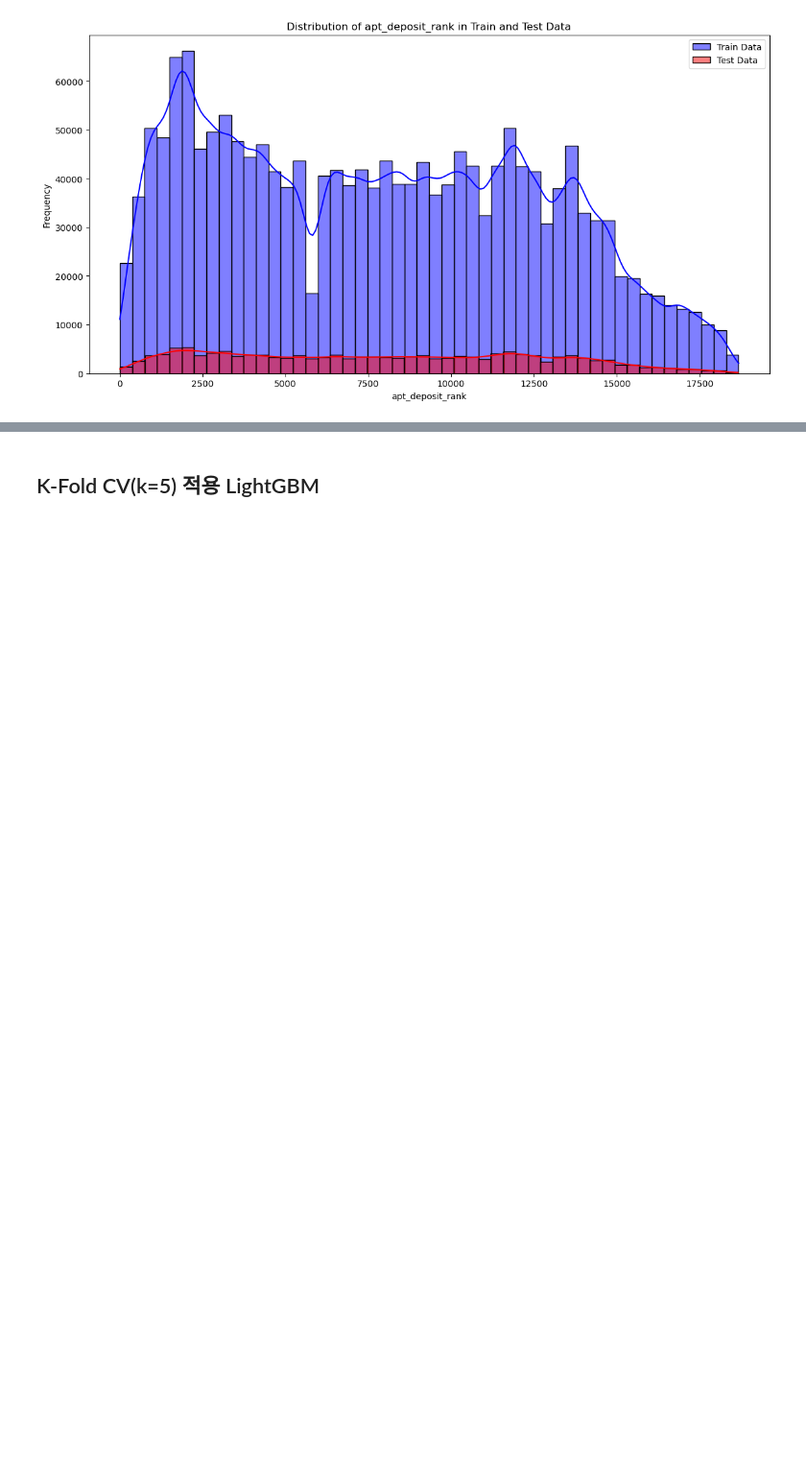
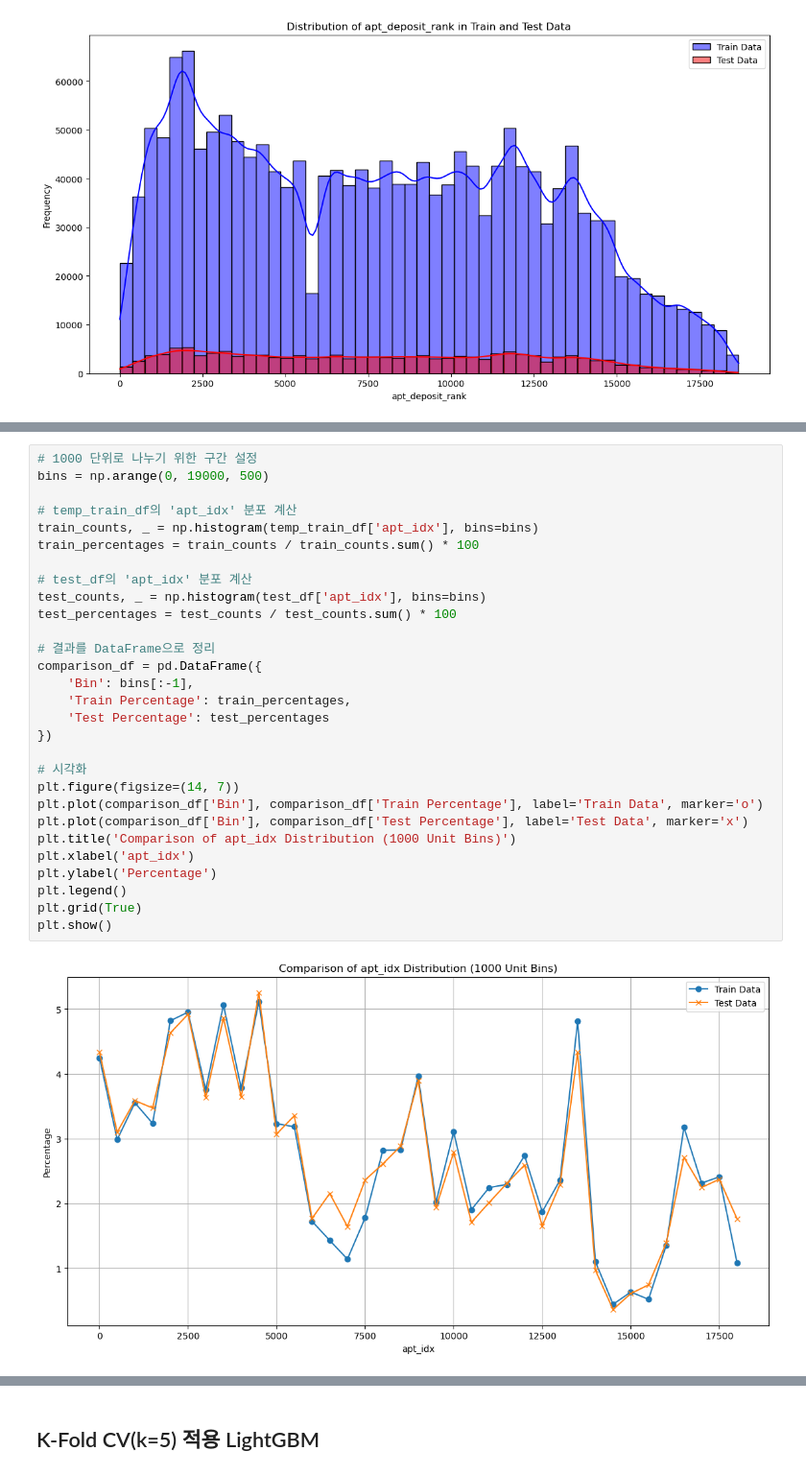
Before and after one commit to boostcampaitech7/level2-competitiveds-recsys-06, a Jupyter notebook: EDA/김건율/LigthGBM/MODEL_LightGBM_v8+subway.ipynb, the cells around one changed output, grey strips where cells are left out. Shown at 96% size. Saved outputs shown, nothing was run; the diff lists cells and outputs as text; blank space fills up the shorter version.

```diff
--- a/EDA/김건율/LigthGBM/MODEL_LightGBM_v8+subway.ipynb
+++ b/EDA/김건율/LigthGBM/MODEL_LightGBM_v8+subway.ipynb
@@ -108,0 +171,31 @@ plt.show()
+# %%
+# 1000 단위로 나누기 위한 구간 설정
+bins = np.arange(0, 19000, 500)
+
+# temp_train_df의 'apt_idx' 분포 계산
+train_counts, _ = np.histogram(temp_train_df['apt_idx'], bins=bins)
+train_percentages = train_counts / train_counts.sum() * 100
+
+# test_df의 'apt_idx' 분포 계산
+test_counts, _ = np.histogram(test_df['apt_idx'], bins=bins)
+test_percentages = test_counts / test_counts.sum() * 100
+
+# 결과를 DataFrame으로 정리
+comparison_df = pd.DataFrame({
+    'Bin': bins[:-1],
+    'Train Percentage': train_percentages,
+    'Test Percentage': test_percentages
+})
+
+# 시각화
+plt.figure(figsize=(14, 7))
+plt.plot(comparison_df['Bin'], comparison_df['Train Percentage'], label='Train Data', marker='o')
+plt.plot(comparison_df['Bin'], comparison_df['Test Percentage'], label='Test Data', marker='x')
+plt.title('Comparison of apt_idx Distribution (1000 Unit Bins)')
+plt.xlabel('apt_idx')
+plt.ylabel('Percentage')
+plt.legend()
+plt.grid(True)
+plt.show()
+# %% [output]
+[figure, added]
```
Also changed, not shown: parts of 5 cells of this notebook, 1 other file.
